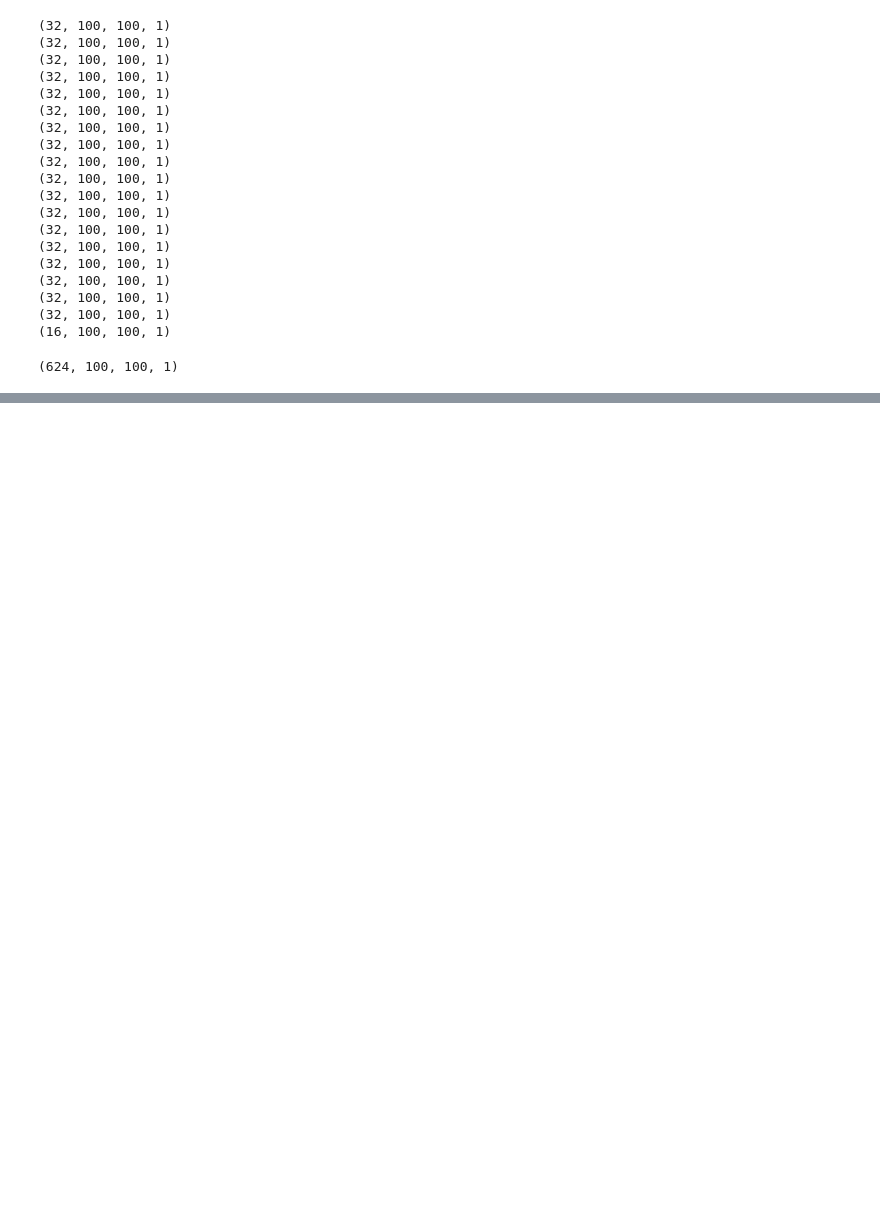
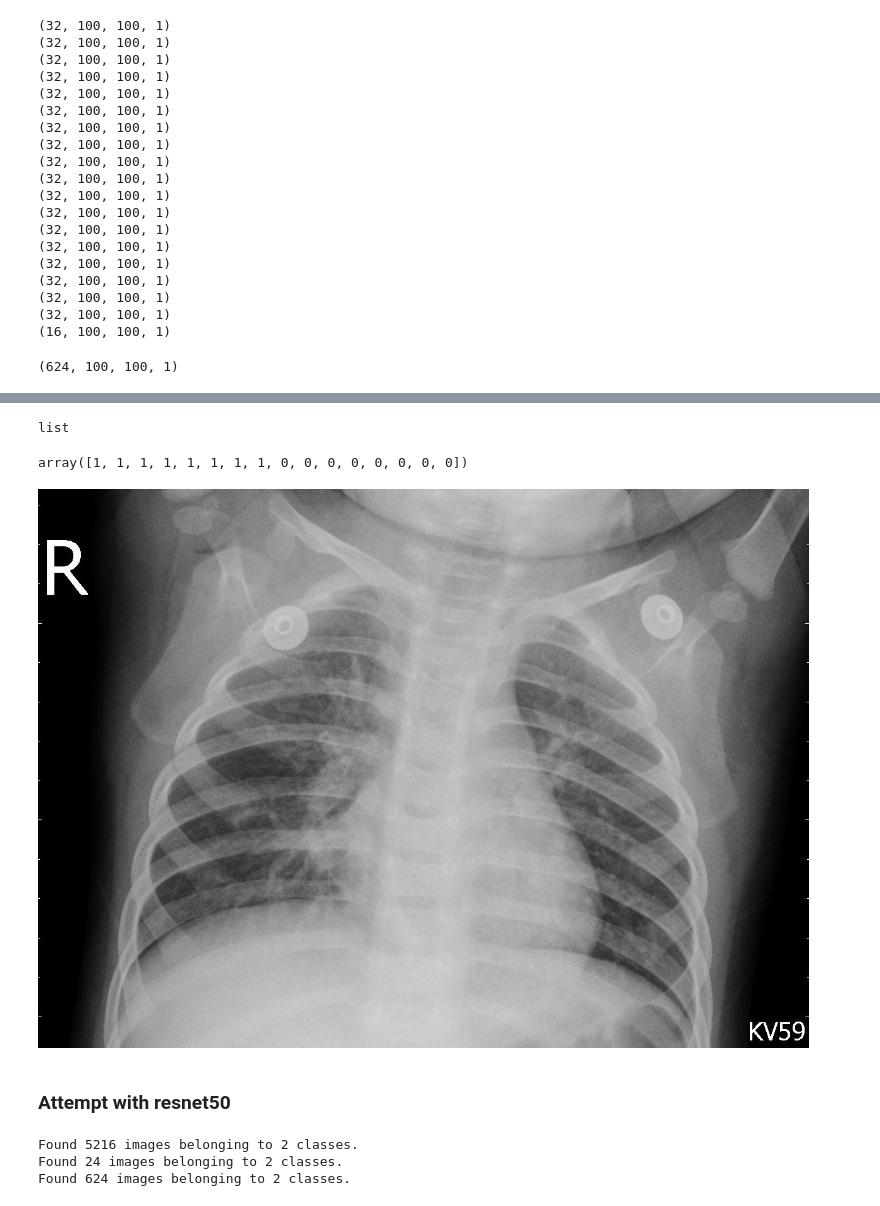
Before and after one commit to mesterhammerfic/x_ray_classification, a Jupyter notebook: 01_jw_eda.ipynb, the cells around one changed output, grey strips where cells are left out. Cells and saved outputs as stored; diff of their text form; code cells hidden in the pictures; blank space fills up the shorter version.

Commit message:
transfer learning attempt

```diff
--- a/01_jw_eda.ipynb
+++ b/01_jw_eda.ipynb
@@ -300,0 +393,13 @@ Note: you may need to restart the kernel to use updated packages.
+# %%
+tr_train_files = glob.glob('data/chest_xray/train/PNEUMONIA/*'),  glob.glob('data/chest_xray/train/NORMAL/*')
+
+train_files_pneumonia = glob.glob('data/chest_xray/train/PNEUMONIA/*')
+train_files_normal = glob.glob('data/chest_xray/train/NORMAL/*')
+
+
+### Adding NORMAL images with the PNEUMONIA images
+
+tr_train_files[0].extend(tr_train_files[1])
+
+tr_train_imgs = [img_to_array(load_img(img)) for img in tr_train_files[0]]
+tr_train_imgs = np.array(tr_train_imgs)
@@ -300,0 +423,4 @@ Note: you may need to restart the kernel to use updated packages.
+# %%
+type(tr_val_imgs)
+# %% [output]
+list
@@ -300,0 +435,10 @@ Note: you may need to restart the kernel to use updated packages.
+# %%
+tr_val_labels_encoded
+# %% [output]
+array([1, 1, 1, 1, 1, 1, 1, 1, 0, 0, 0, 0, 0, 0, 0, 0])
+# %%
+array_to_img(tr_train_imgs[3])
+# %% [output]
+[figure, added]
+# %% [markdown]
+### Attempt with resnet50
@@ -300,0 +447,25 @@ Note: you may need to restart the kernel to use updated packages.
+# %%
+transfer_train_datagen = keras.preprocessing.image.ImageDataGenerator(horizontal_flip=True,
+                                                             zoom_range=0.2,
+                                                             rescale=1./225)
+transfer_val_datagen = keras.preprocessing.image.ImageDataGenerator(rescale=1./225)
+transfer_test_datagen = keras.preprocessing.image.ImageDataGenerator(rescale=1./225)
+transfer_train_data = transfer_train_datagen.flow_from_directory('data/chest_xray/train/',
+                                               target_size=(224,224),
+                                               batch_size=32,
+                                               class_mode='binary')
+                                               #color_mode='grayscale')
+transfer_val_data = transfer_val_datagen.flow_from_directory('data/chest_xray/val/',
+                                               target_size=(224,224),
+                                               batch_size=32,
+                                               class_mode='binary')
+                                               #color_mode='grayscale')
+transfer_test_data = transfer_test_datagen.flow_from_directory('data/chest_xray/test//',
+                                             target_size=(224,224),
+                                             batch_size=32,
+                                             class_mode='binary')
+                                             #color_mode='grayscale')
+# %% [output]
+Found 5216 images belonging to 2 classes.
+Found 24 images belonging to 2 classes.
+Found 624 images belonging to 2 classes.
```
Also changed, not shown: parts of 55 cells of this notebook.
